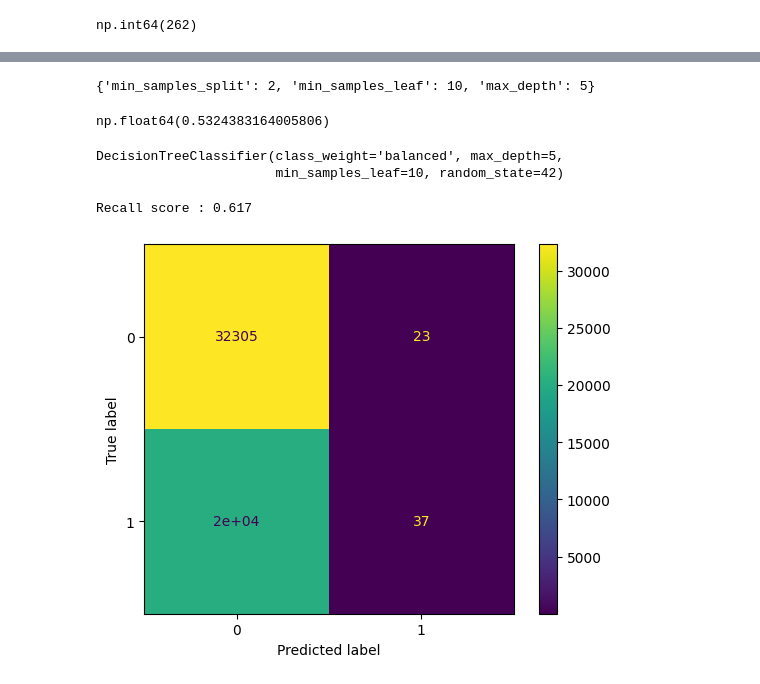
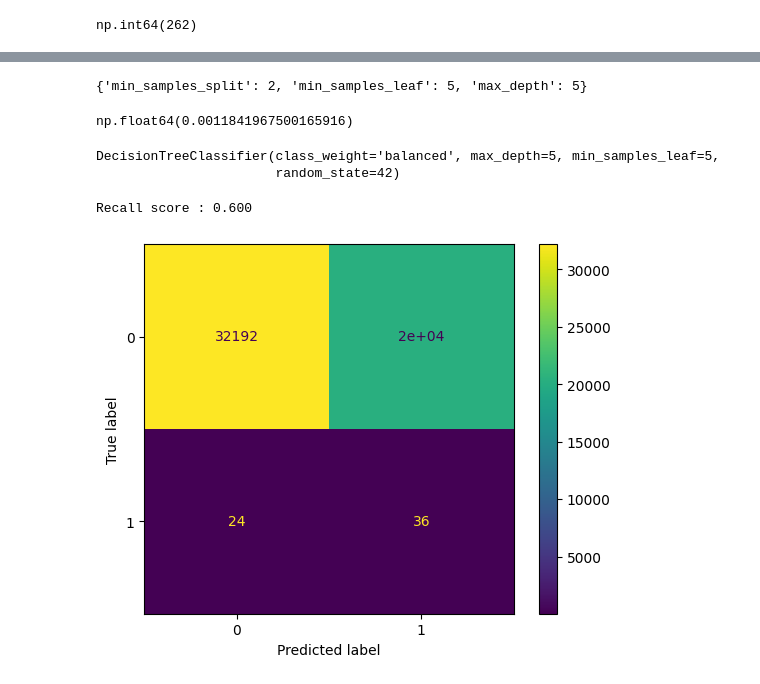
Before and after one commit to ateekshSood/Real_Time_Crypto_Pump_And_Dump_Detection, a Jupyter notebook: notebooks/model_training.ipynb, the cells around one changed output, grey strips where cells are left out. Cells and saved outputs as stored; diff of their text form; code cells hidden in the pictures.

Commit message:
worked on model training

```diff
--- a/notebooks/model_training.ipynb
+++ b/notebooks/model_training.ipynb
@@ -78,7 +78,7 @@ Index(['Open Price', 'High Price', 'Low Price', 'Close Price', 'Volume',
 from sklearn.model_selection import train_test_split
 
 y = df['Target_Pump']
-x = df.drop(columns=['Target_Pump' , 'Change_5min' , 'Volume_spike_ratio' , 'Change_1min' , 'Change_3min' , 'Volume_spike_ratio' , 'High_Low_spread'])
+x = df.drop(columns=['Target_Pump' , 'Open Price' , 'Close Price'])
 x_shift = x.shift(5)
 x_shift = x_shift.dropna()
 y_shift = y.iloc[5:]
@@ -110,6 +110,7 @@ np.int64(262)
 # %%
 from sklearn.tree import DecisionTreeClassifier
 from sklearn.model_selection import RandomizedSearchCV
+from sklearn.model_selection import TimeSeriesSplit
 
 tree = DecisionTreeClassifier(random_state=42 , class_weight='balanced')
 
@@ -124,8 +125,8 @@ random_search = RandomizedSearchCV(
     param_distributions=param_list,
     n_jobs=-1,
     verbose=2,
-    scoring='recall',
-    cv=5
+    scoring='f1',
+    cv=TimeSeriesSplit(n_splits=5)
 )
 
 random_search.fit(x_train , y_train )
@@ -158,33 +159,33 @@ RandomizedSearchCV(cv=5,
 # %%
 random_search.best_params_
 # %% [output]
-{'min_samples_split': 2, 'min_samples_leaf': 10, 'max_depth': 5}
+{'min_samples_split': 2, 'min_samples_leaf': 5, 'max_depth': 5}
 # %%
 random_search.best_score_
 # %% [output]
-np.float64(0.5324383164005806)
+np.float64(0.0011841967500165916)
 # %%
 tree_best = random_search.best_estimator_
 tree_best.fit(x_train , y_train)
 # %% [output]
-DecisionTreeClassifier(class_weight='balanced', max_depth=5,
-                       min_samples_leaf=10, random_state=42)
+DecisionTreeClassifier(class_weight='balanced', max_depth=5, min_samples_leaf=5,
+                       random_state=42)
 # %%
 from sklearn.metrics import recall_score
 
 y_pred = tree_best.predict(x_val)
 print(f"Recall score : {recall_score(y_val , y_pred):.3f}" )
 # %% [output]
-Recall score : 0.617
+Recall score : 0.600
 # %%
 from sklearn.metrics import ConfusionMatrixDisplay , confusion_matrix
 
-conf_mat = confusion_matrix(y_pred , y_val)
+conf_mat = confusion_matrix(y_val , y_pred)
 disp = ConfusionMatrixDisplay(confusion_matrix=conf_mat)
 disp.plot()
 plt.show()
 # %% [output]
-[figure, old version]
+[figure, new version]
 # %%
 from sklearn.metrics import precision_score
 
```
Also changed, not shown: parts of 15 cells of this notebook, 13 other files.
